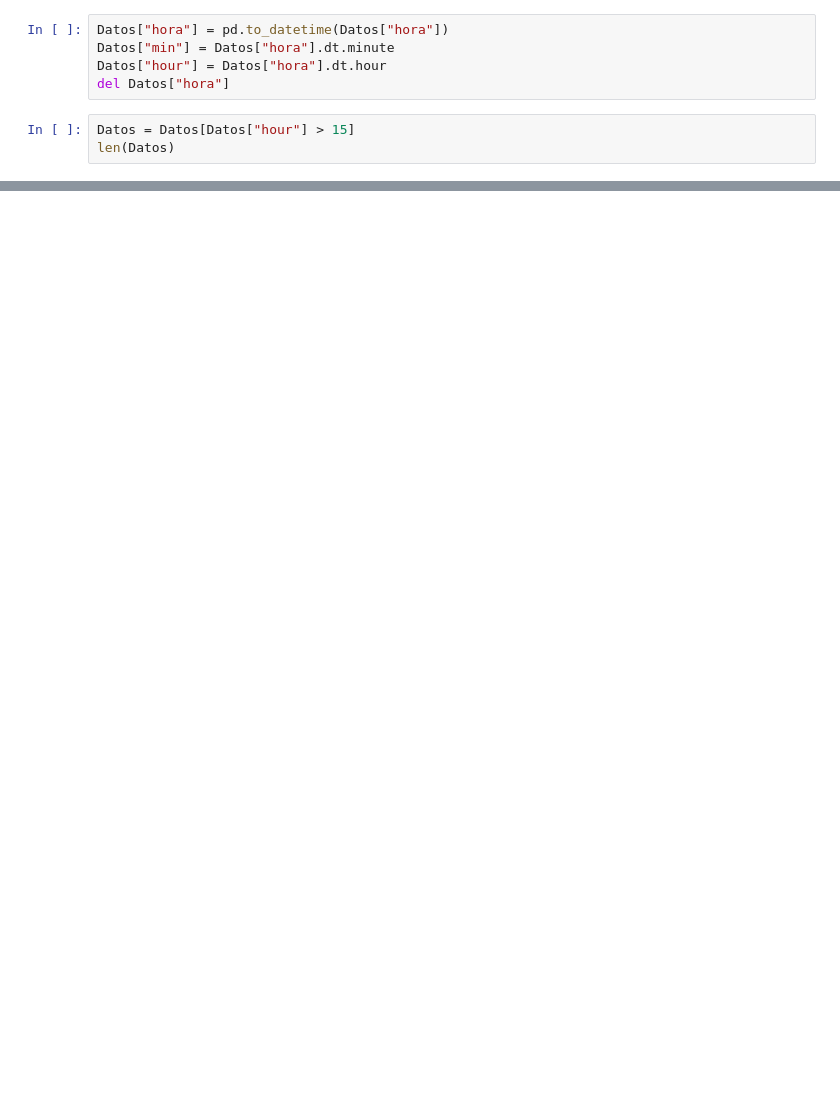
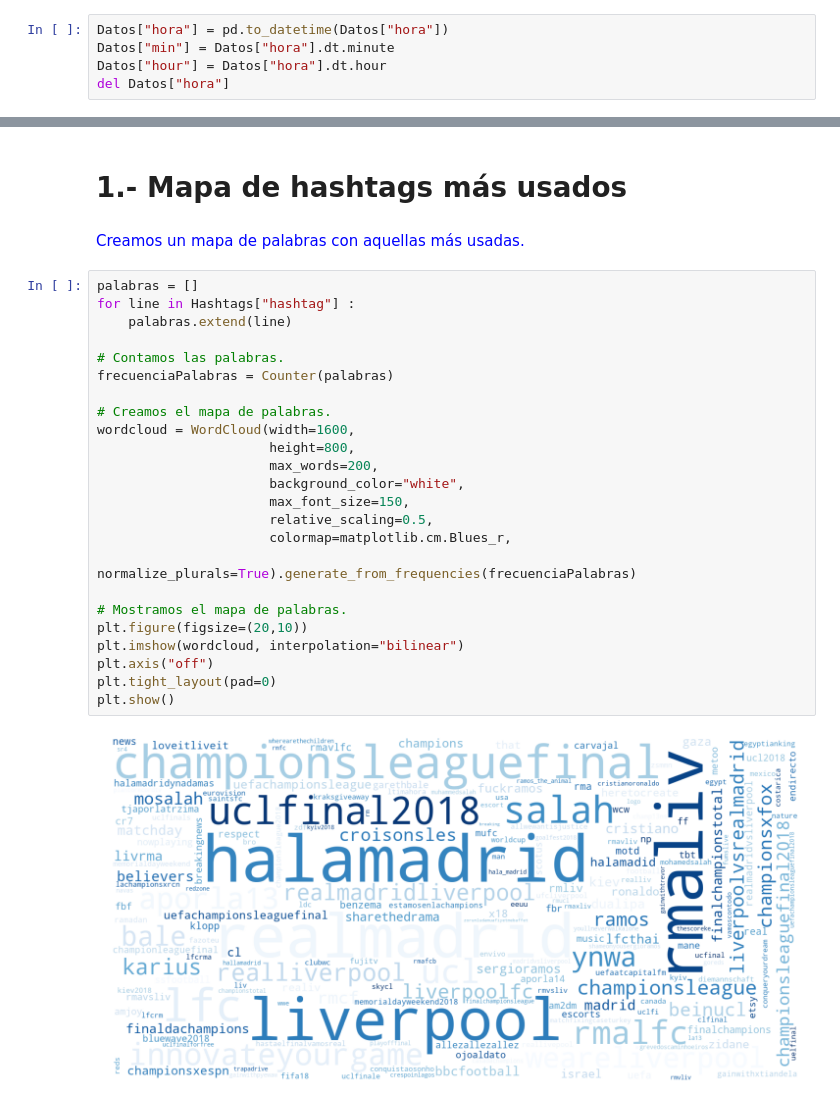
Before and after one commit to gdelasheras/Analisis-tweets-UCL-Final-2018-Real-Madrid-vs-Liverpool, a Jupyter notebook: Notebooks/PROY-NB04-HASHTAGS.ipynb, the cells around one changed output, grey strips where cells are left out. Drawn from its saved outputs; the diff is of its cells as text; blank space fills up the shorter version.

```diff
--- a/Notebooks/PROY-NB04-HASHTAGS.ipynb
+++ b/Notebooks/PROY-NB04-HASHTAGS.ipynb
@@ -30,6 +50,3 @@ Datos["hora"] = pd.to_datetime(Datos["hora"])
 Datos["min"] = Datos["hora"].dt.minute
 Datos["hour"] = Datos["hora"].dt.hour
 del Datos["hora"]
-# %%
-Datos = Datos[Datos["hour"] > 15]
-len(Datos)
@@ -187,0 +69,30 @@ algoritmo_2.ReglasConfianza
+# %% [markdown]
+# 1.- Mapa de hashtags más usados
+# %% [markdown]
+<font color="blue">Creamos un mapa de palabras con aquellas más usadas.</font>
+# %%
+palabras = []
+for line in Hashtags["hashtag"] :
+    palabras.extend(line)
+
+# Contamos las palabras.
+frecuenciaPalabras = Counter(palabras)
+
+# Creamos el mapa de palabras.
+wordcloud = WordCloud(width=1600,
+                      height=800,
+                      max_words=200,
+                      background_color="white",
+                      max_font_size=150,
+                      relative_scaling=0.5,
+                      colormap=matplotlib.cm.Blues_r,
+                      normalize_plurals=True).generate_from_frequencies(frecuenciaPalabras)
+
+# Mostramos el mapa de palabras.
+plt.figure(figsize=(20,10))
+plt.imshow(wordcloud, interpolation="bilinear")
+plt.axis("off")
+plt.tight_layout(pad=0)
+plt.show()
+# %% [output]
+[figure, added]
```
Also changed, not shown: parts of 58 cells of this notebook, 6 other files.
